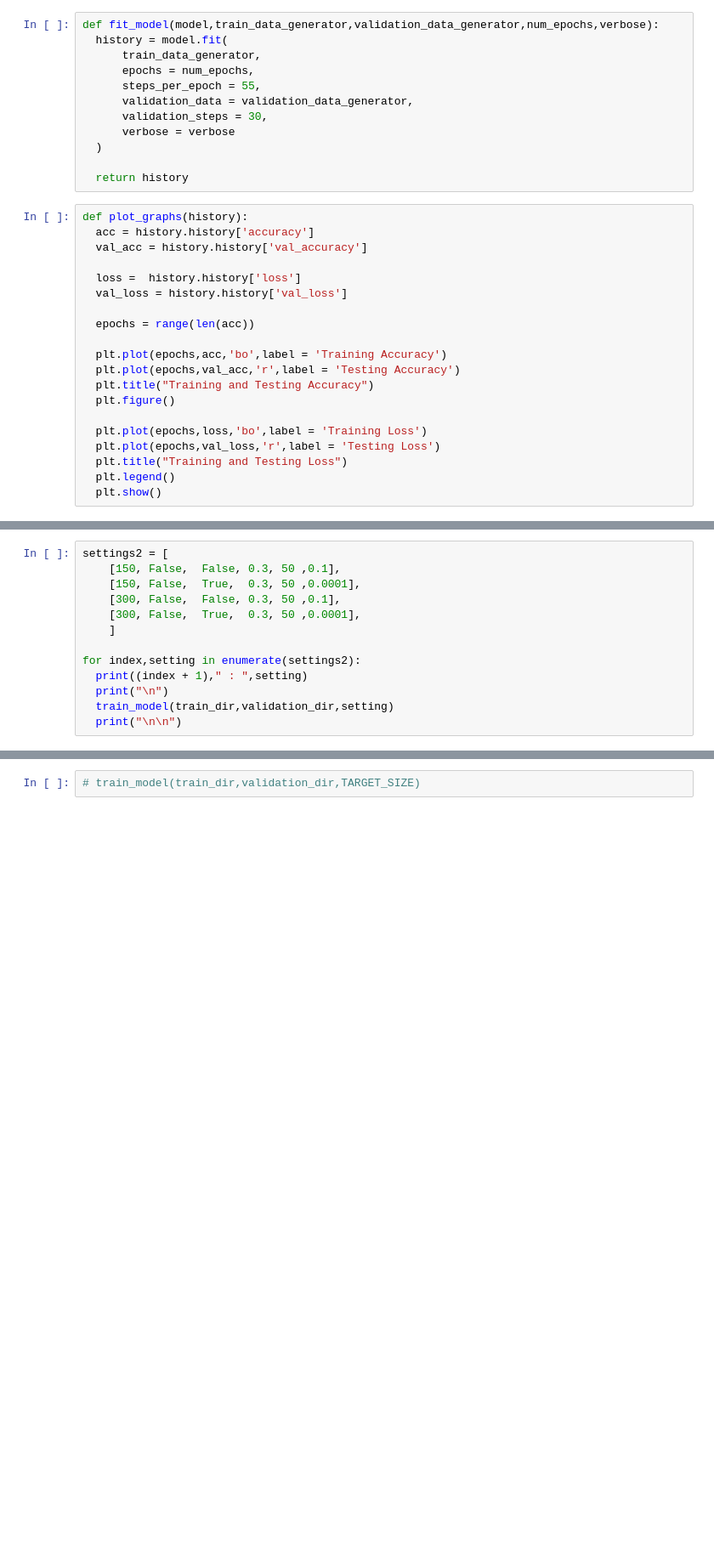
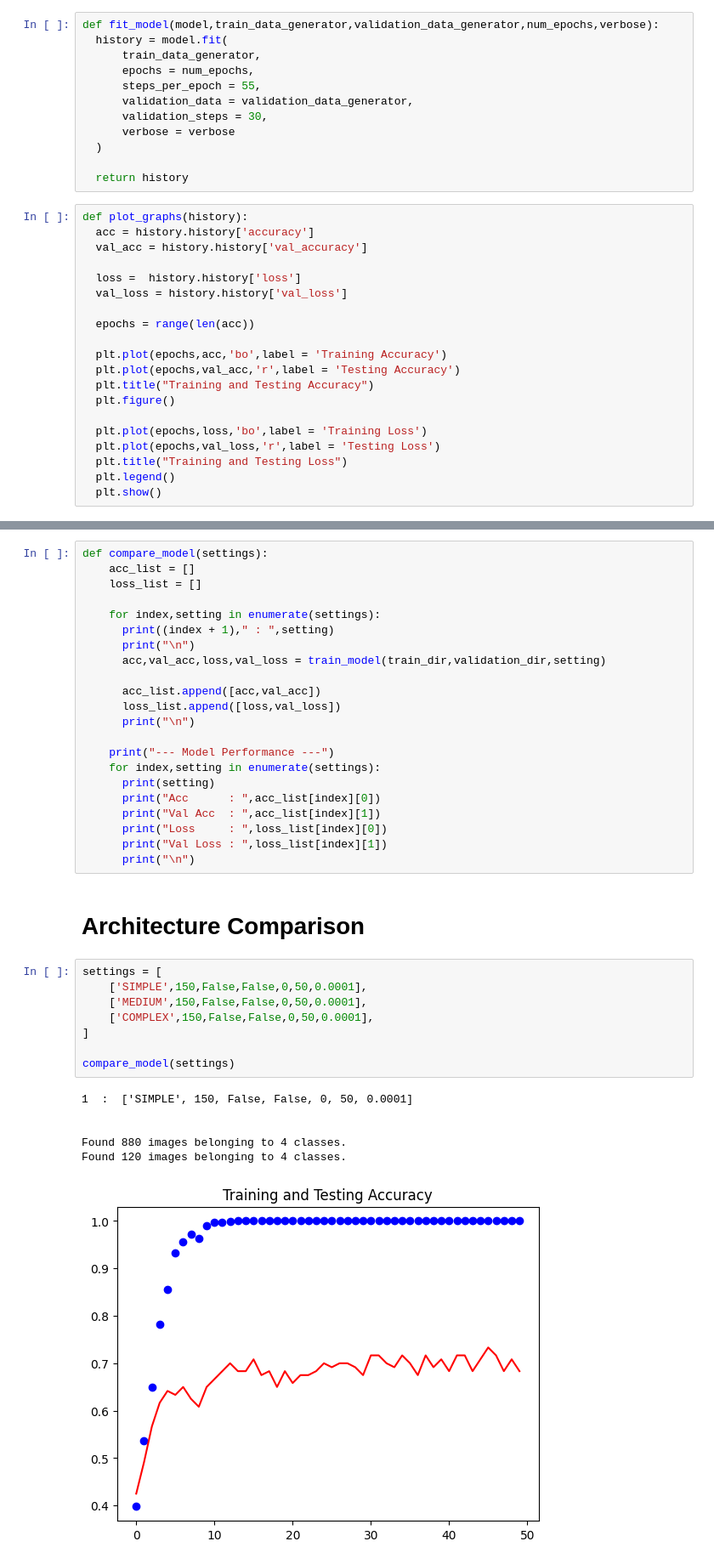
Before and after one commit to yeesem/Soft-Computing, a Jupyter notebook: Soft_Computing_Assignment_2.ipynb, the cells around one changed output, grey strips where cells are left out. Shown at 85% size. Saved outputs shown, nothing was run; the diff lists cells and outputs as text; blank space fills up the shorter version.

```diff
--- a/Soft_Computing_Assignment_2.ipynb
+++ b/Soft_Computing_Assignment_2.ipynb
@@ -280,13 +260,0 @@ Found 120 images belonging to 4 classes.
-# %%
-settings2 = [
-    [150, False,  False, 0.3, 50 ,0.1],
-    [150, False,  True,  0.3, 50 ,0.0001],
-    [300, False,  False, 0.3, 50 ,0.1],
-    [300, False,  True,  0.3, 50 ,0.0001],
-    ]
-
-for index,setting in enumerate(settings2):
-  print((index + 1)," : ",setting)
-  print("\n")
-  train_model(train_dir,validation_dir,setting)
-  print("\n\n")
@@ -322,2 +261,39 @@ Found 120 images belonging to 4 classes.
-# %%
-# train_model(train_dir,validation_dir,TARGET_SIZE)
+# %%
+def compare_model(settings):
+    acc_list = []
+    loss_list = []
+
+    for index,setting in enumerate(settings):
+      print((index + 1)," : ",setting)
+      print("\n")
+      acc,val_acc,loss,val_loss = train_model(train_dir,validation_dir,setting)
+
+      acc_list.append([acc,val_acc])
+      loss_list.append([loss,val_loss])
+      print("\n")
+
+    print("--- Model Performance ---")
+    for index,setting in enumerate(settings):
+      print(setting)
+      print("Acc      : ",acc_list[index][0])
+      print("Val Acc  : ",acc_list[index][1])
+      print("Loss     : ",loss_list[index][0])
+      print("Val Loss : ",loss_list[index][1])
+      print("\n")
+# %% [markdown]
+# Architecture Comparison
+# %%
+settings = [
+    ['SIMPLE',150,False,False,0,50,0.0001],
+    ['MEDIUM',150,False,False,0,50,0.0001],
+    ['COMPLEX',150,False,False,0,50,0.0001],
+]
+
+compare_model(settings)
+# %% [output]
+1  :  ['SIMPLE', 150, False, False, 0, 50, 0.0001]
+
+
+Found 880 images belonging to 4 classes.
+Found 120 images belonging to 4 classes.
+[figure, added]
```
Also changed, not shown: parts of 17 cells of this notebook.
